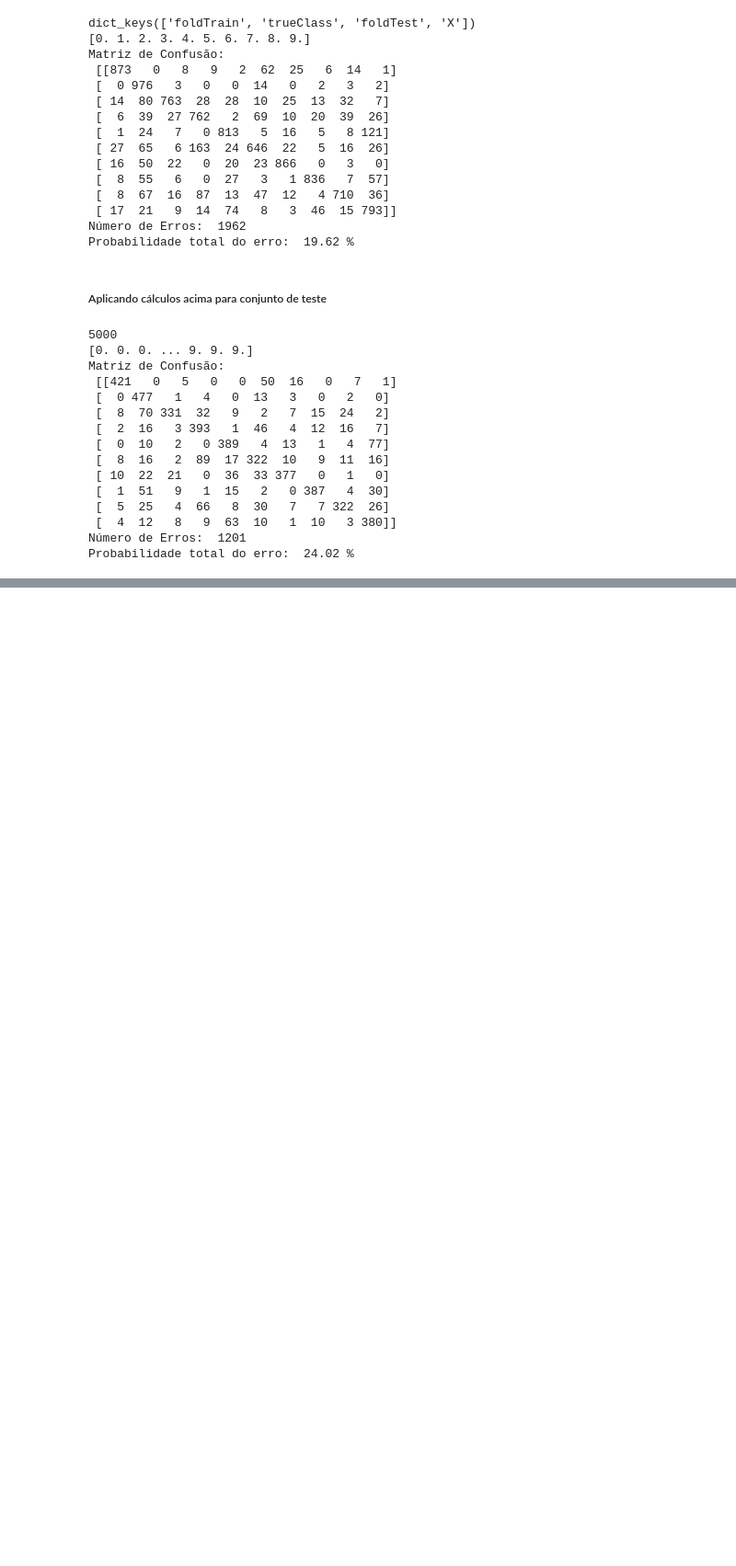
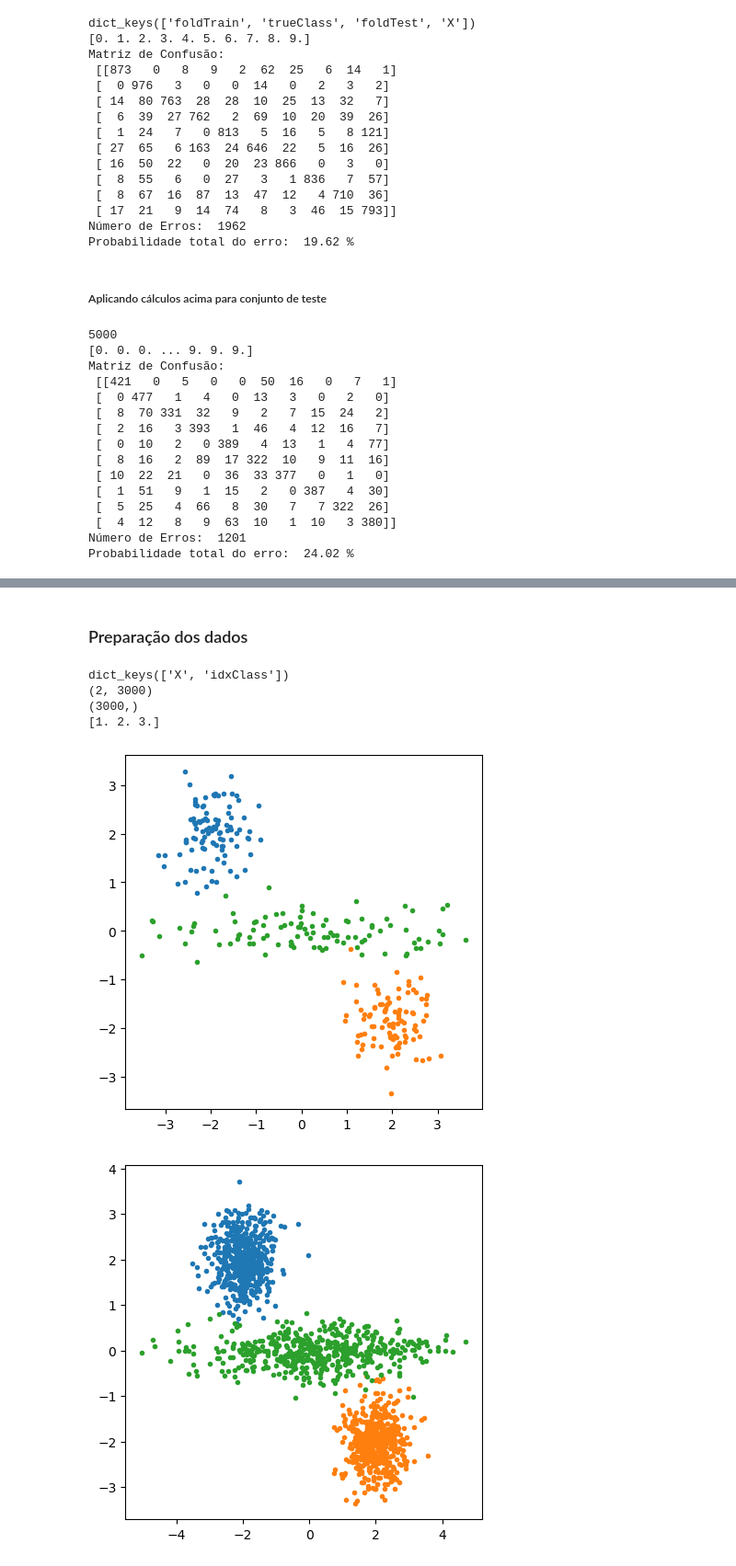
Before and after one commit to AnaSofOliveira/AA-22-23, a Jupyter notebook: Laboratorios/Lab2/Lab2.ipynb, the cells around one changed output, grey strips where cells are left out. Shown at 92% size. Drawn from its saved outputs; the diff is of its cells as text; code cells hidden in the pictures; blank space fills up the shorter version.

```diff
--- a/Laboratorios/Lab2/Lab2.ipynb
+++ b/Laboratorios/Lab2/Lab2.ipynb
@@ -535,0 +750,55 @@ Probabilidade total do erro:  24.02 %
+# %% [markdown]
+### Preparação dos dados
+# %%
+D = pickle.load(open(lab2path + 'LAB2distancias002.p', 'rb'))
+print(D.keys())
+
+X = D['X']
+y = D['idxClass']
+
+print(X.shape)
+print(y.shape)
+print(np.unique(y))
+
+# Dados de treino e teste
+X_treino_1 =  X[:, :100]
+X_teste_1 =  X[:, 500:1000]
+
+X_treino_2 =  X[:, 1000:1100]
+X_teste_2 =  X[:, 1500:2000]
+
+X_treino_3 =  X[:, 2000:2100]
+X_teste_3 =  X[:, 2500:3000]
+
+# Plot dos dados de treino
+plt.figure(figsize=(5,5))
+plt.plot(X_treino_1[0, :], X_treino_1[1, :], '.')
+plt.plot(X_treino_2[0, :], X_treino_2[1, :], '.')
+plt.plot(X_treino_3[0, :], X_treino_3[1, :], '.')
+
+# Plot dos dados de teste
+plt.figure(figsize=(5,5))
+plt.plot(X_teste_1[0, :], X_teste_1[1, :], '.')
+plt.plot(X_teste_2[0, :], X_teste_2[1, :], '.')
+plt.plot(X_teste_3[0, :], X_teste_3[1, :], '.')
+
+
+# Juntar dados de treino
+# Como o scipy usa (amostras, parametros) é preciso transpor
+X_treino = np.hstack((X_treino_1, X_treino_2, X_treino_3)).T
+
+# Juntar dados de teste
+# Como o scipy usa (amostras, parametros) é preciso transpor
+X_teste = np.hstack((X_teste_1, X_teste_2, X_teste_3)).T
+
+# Crio array para classificar amostras para as classes de treino
+# e teste. Tenho 100 amostras para treino e 500 para teste
+y_treino = np.hstack((np.zeros(100), np.ones(100), np.ones(100)*2))
+y_teste = np.hstack((np.zeros(500), np.ones(500), np.ones(500)*2))
+# %% [output]
+dict_keys(['X', 'idxClass'])
+(2, 3000)
+(3000,)
+[1. 2. 3.]
+[figure, added]
+[figure, added]
```
Also changed, not shown: parts of 14 cells of this notebook.
